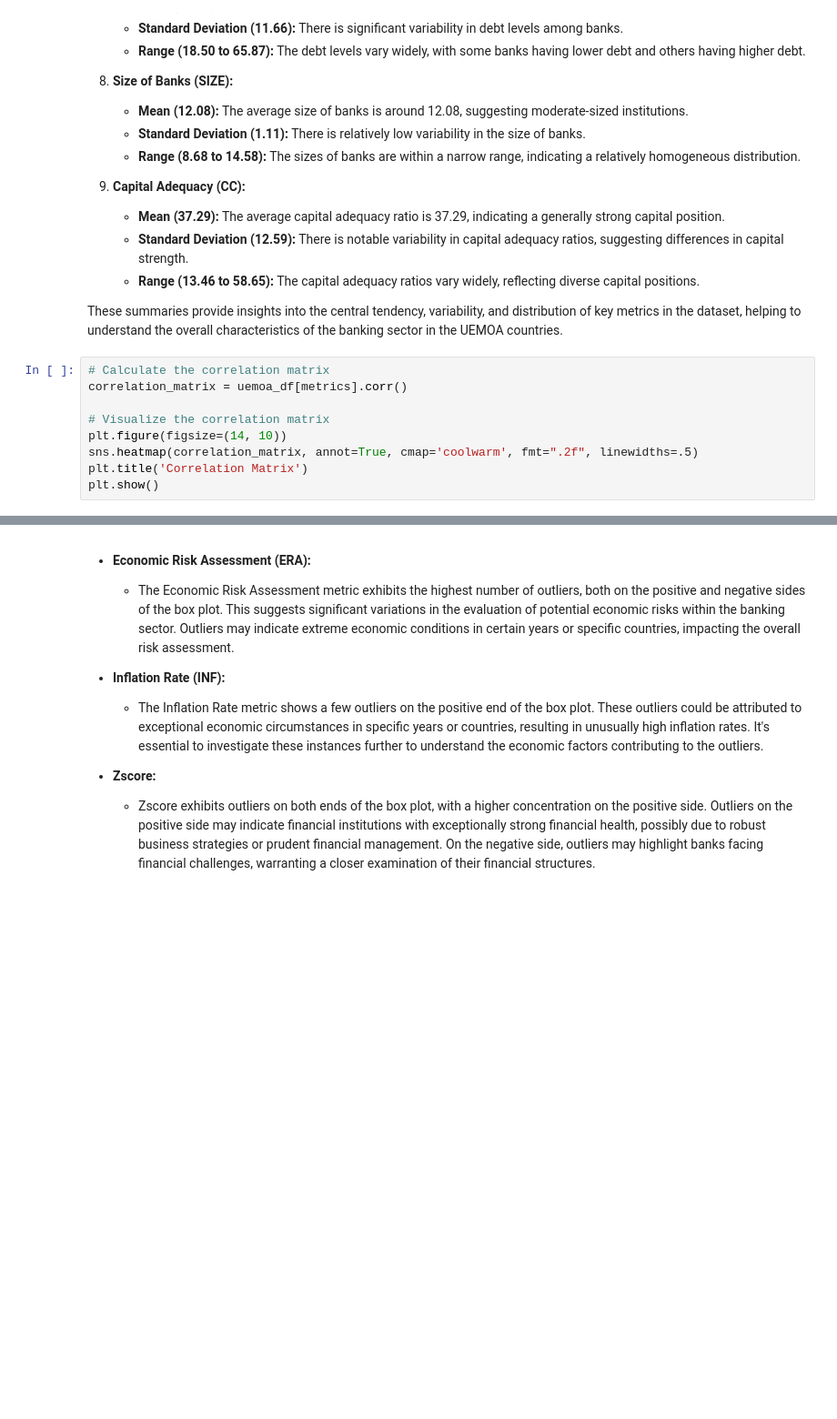
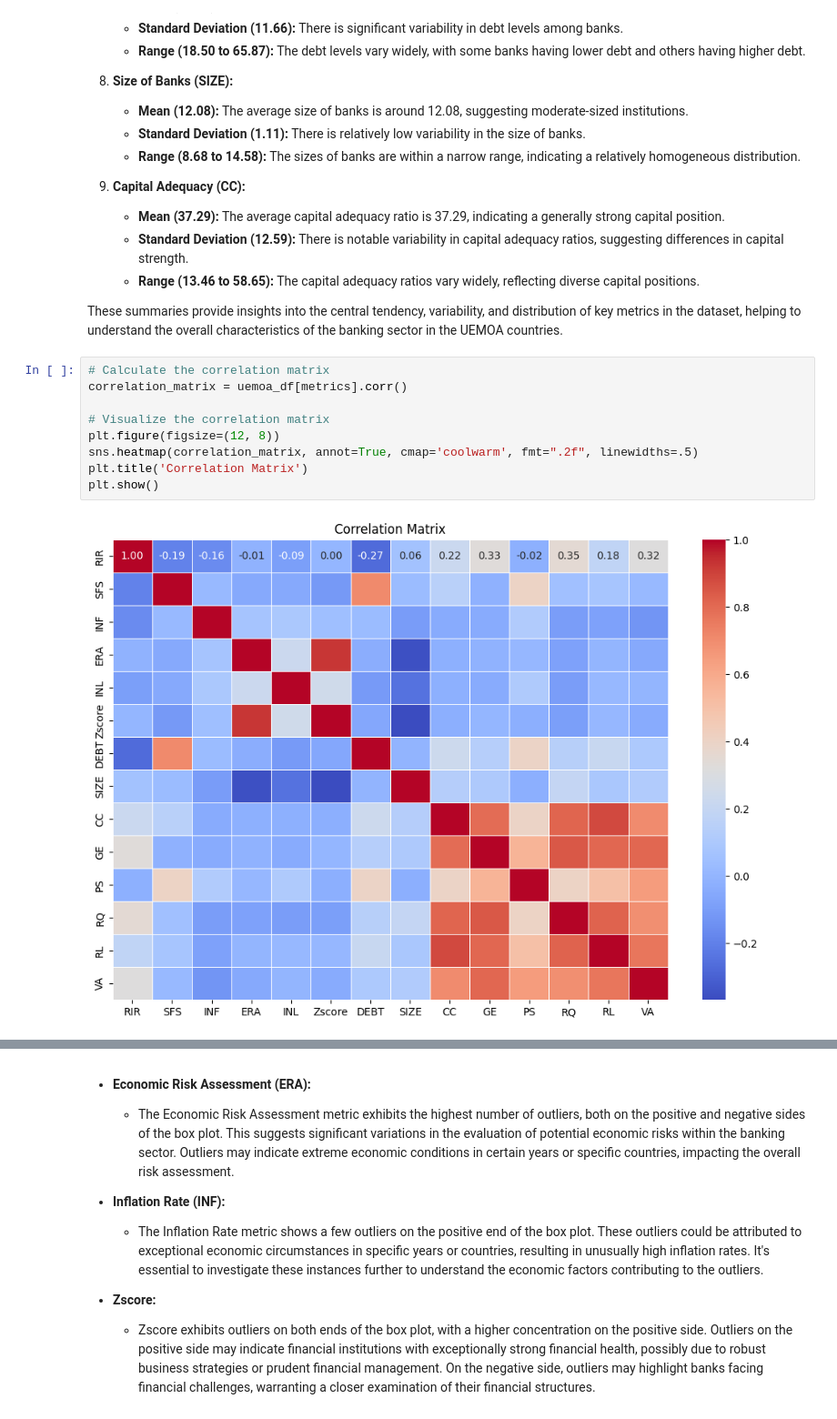
Before and after one commit to isamuelpatrick/BankingInsights-UEMOA, a Jupyter notebook: Exploratory Data Analysis.ipynb, the cells around one changed output, grey strips where cells are left out. Shown at 91% size. Saved outputs shown, nothing was run; the diff lists cells and outputs as text; blank space fills up the shorter version.

```diff
--- a/Exploratory Data Analysis.ipynb
+++ b/Exploratory Data Analysis.ipynb
@@ -117,12 +157,14 @@ These summaries provide insights into the central tendency, variability, and dis
 # %%
 # Calculate the correlation matrix
 correlation_matrix = uemoa_df[metrics].corr()
 
 # Visualize the correlation matrix
-plt.figure(figsize=(14, 10))
+plt.figure(figsize=(12, 8))
 sns.heatmap(correlation_matrix, annot=True, cmap='coolwarm', fmt=".2f", linewidths=.5)
 plt.title('Correlation Matrix')
 plt.show()
+# %% [output]
+[figure, added]
 # %%
 # Visualize the distribution of selected metrics using boxplots
 plt.figure(figsize=(16, 10))
```
Also changed, not shown: parts of 13 cells of this notebook.
